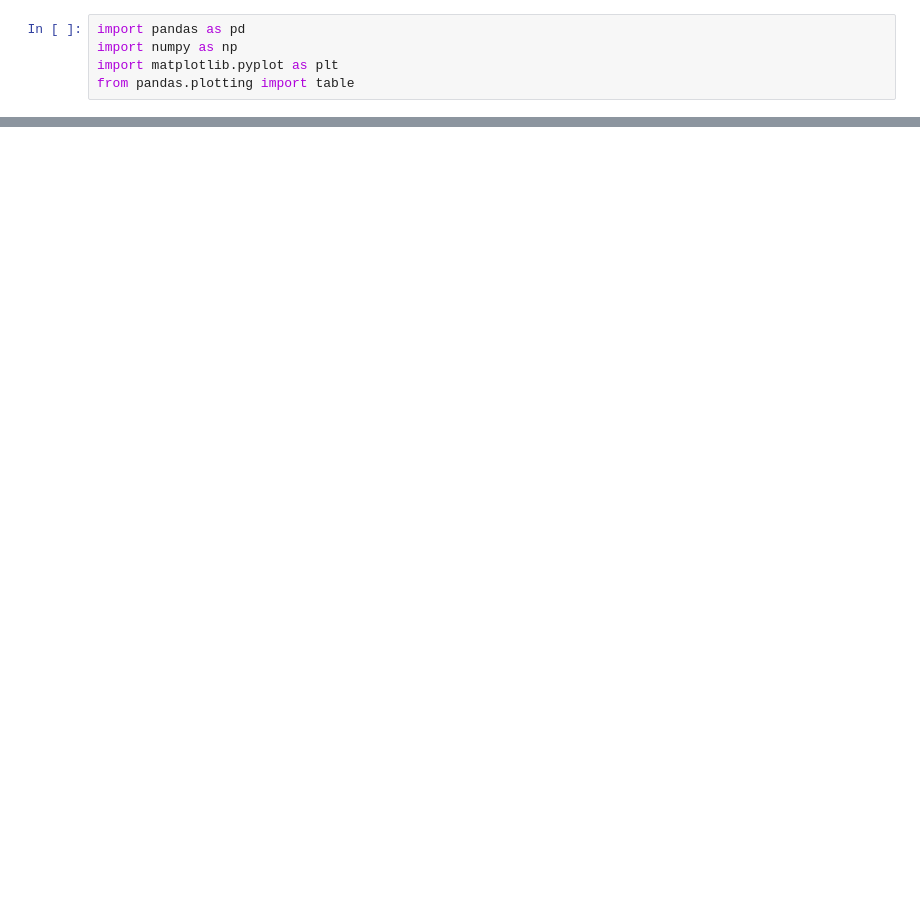
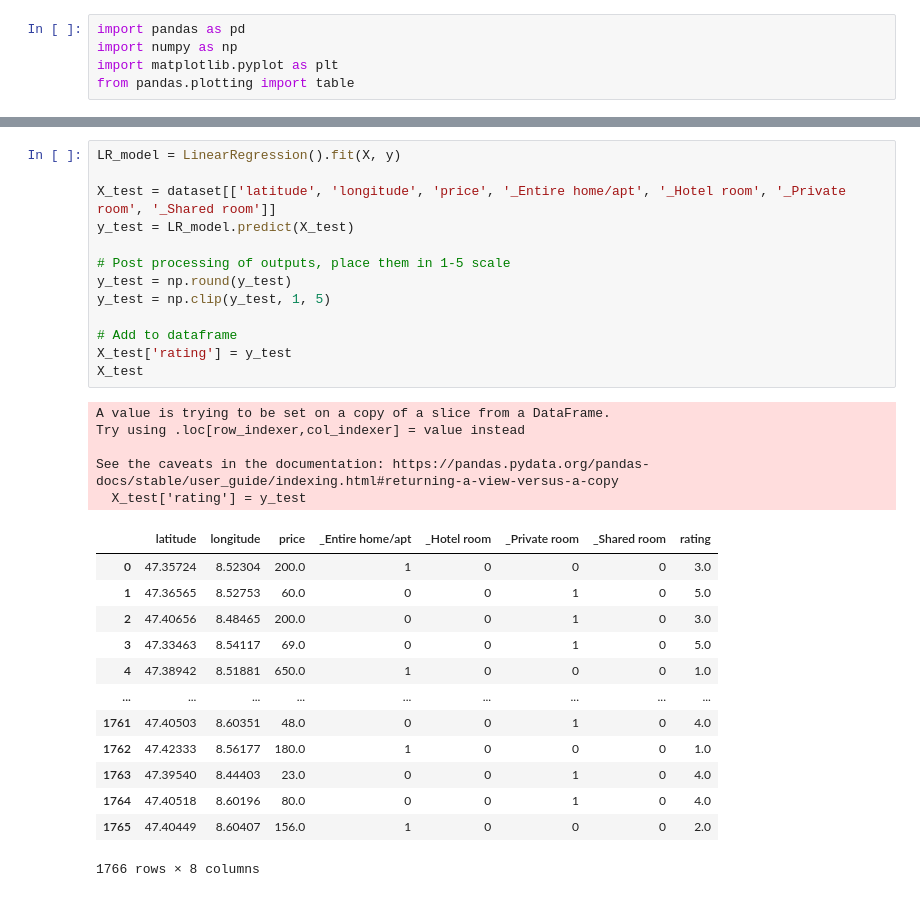
Before and after one commit to ErikBlomsterberg/IVDA, a Jupyter notebook: backend/dataPreprocessing.ipynb, the cells around one changed output, grey strips where cells are left out. Drawn from its saved outputs; the diff is of its cells as text; blank space fills up the shorter version.

```diff
--- a/backend/dataPreprocessing.ipynb
+++ b/backend/dataPreprocessing.ipynb
@@ -68,0 +214,32 @@ dataset.drop("host_id", axis=1).describe().round(decimals=2).reset_index().to_la
+# %%
+LR_model = LinearRegression().fit(X, y)
+
+X_test = dataset[['latitude', 'longitude', 'price', '_Entire home/apt', '_Hotel room', '_Private room', '_Shared room']]
+y_test = LR_model.predict(X_test)
+
+# Post processing of outputs, place them in 1-5 scale
+y_test = np.round(y_test)
+y_test = np.clip(y_test, 1, 5)
+
+# Add to dataframe
+X_test['rating'] = y_test
+X_test
+# %% [output]
+A value is trying to be set on a copy of a slice from a DataFrame.
+Try using .loc[row_indexer,col_indexer] = value instead
+
+See the caveats in the documentation: https://pandas.pydata.org/pandas-docs/stable/user_guide/indexing.html#returning-a-view-versus-a-copy
+  X_test['rating'] = y_test
+|  | latitude | longitude | price | _Entire home/apt | _Hotel room | _Private room | _Shared room | rating |
+| 0 | 47.35724 | 8.52304 | 200.0 | 1 | 0 | 0 | 0 | 3.0 |
+| 1 | 47.36565 | 8.52753 | 60.0 | 0 | 0 | 1 | 0 | 5.0 |
+| 2 | 47.40656 | 8.48465 | 200.0 | 0 | 0 | 1 | 0 | 3.0 |
+| 3 | 47.33463 | 8.54117 | 69.0 | 0 | 0 | 1 | 0 | 5.0 |
+| 4 | 47.38942 | 8.51881 | 650.0 | 1 | 0 | 0 | 0 | 1.0 |
+| ... | ... | ... | ... | ... | ... | ... | ... | ... |
+| 1761 | 47.40503 | 8.60351 | 48.0 | 0 | 0 | 1 | 0 | 4.0 |
+| 1762 | 47.42333 | 8.56177 | 180.0 | 1 | 0 | 0 | 0 | 1.0 |
+| 1763 | 47.39540 | 8.44403 | 23.0 | 0 | 0 | 1 | 0 | 4.0 |
+| 1764 | 47.40518 | 8.60196 | 80.0 | 0 | 0 | 1 | 0 | 4.0 |
+| 1765 | 47.40449 | 8.60407 | 156.0 | 1 | 0 | 0 | 0 | 2.0 |
+1766 rows × 8 columns
```
Also changed, not shown: parts of 35 cells of this notebook, 5 other files.
